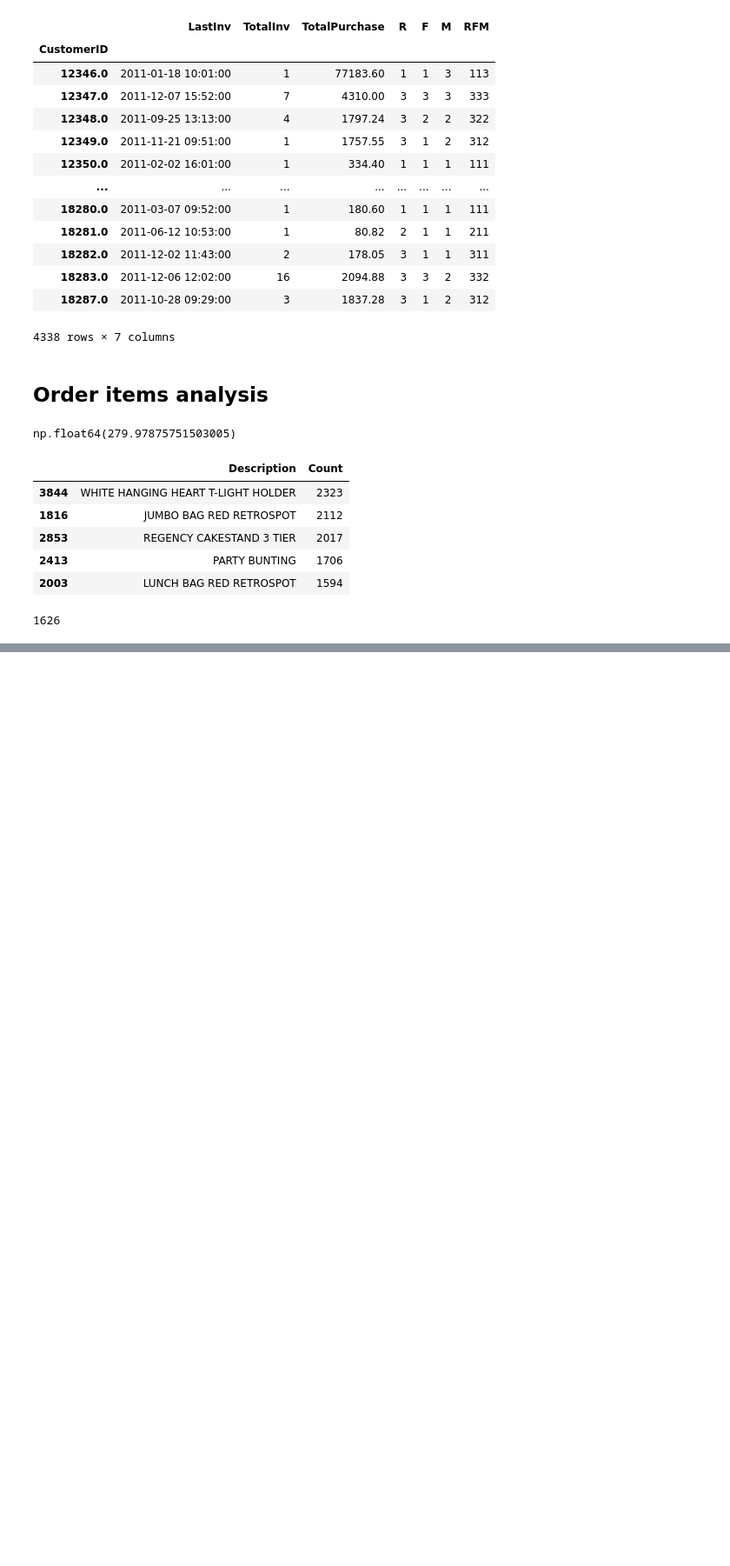
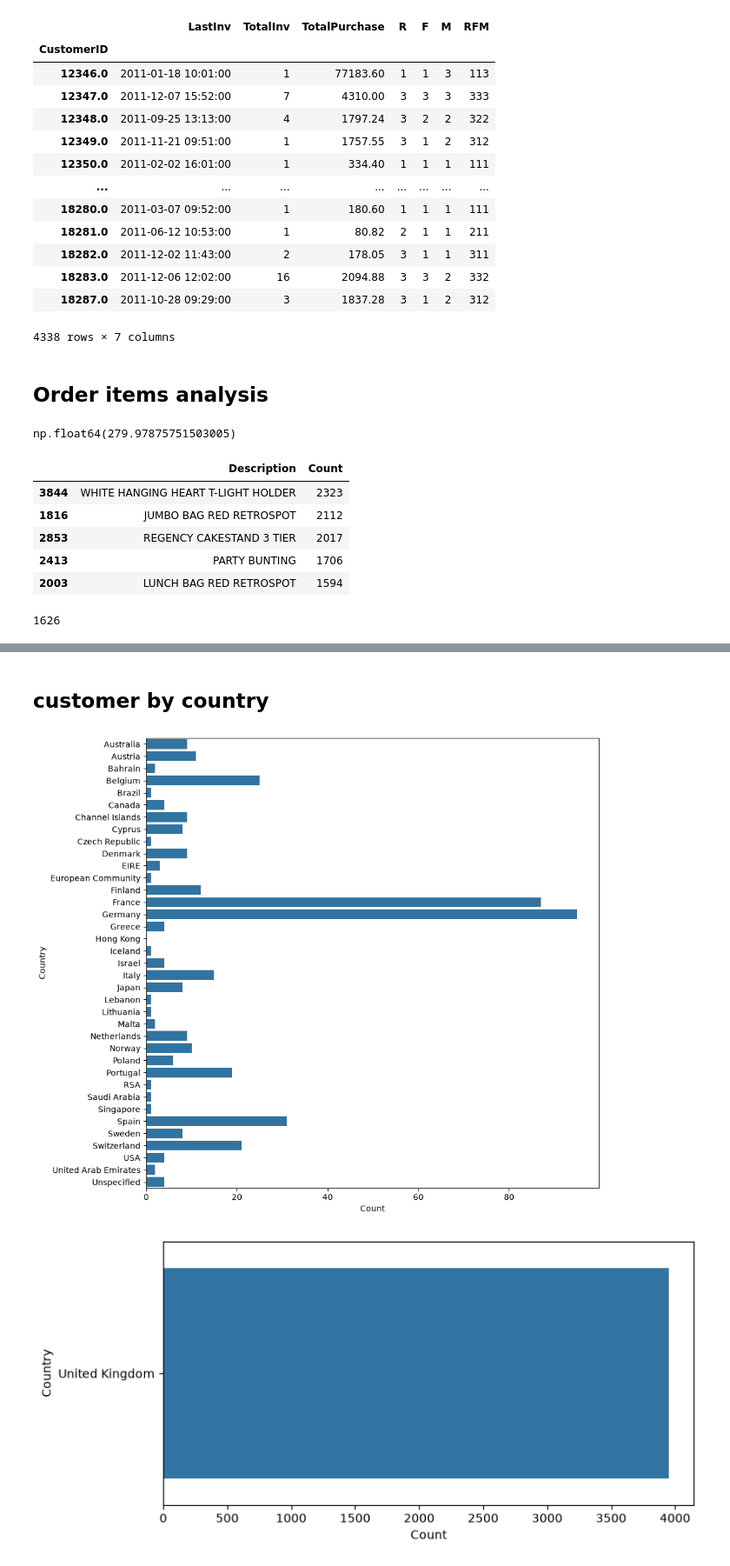
Before and after one commit to Zefirkq/ecommerce-data-analysis, a Jupyter notebook: e-com.ipynb, the cells around one changed output, grey strips where cells are left out. Shown at 87% size. Saved outputs shown, nothing was run; the diff lists cells and outputs as text; code cells hidden in the pictures; blank space fills up the shorter version.

```diff
--- a/e-com.ipynb
+++ b/e-com.ipynb
@@ -306,5 +308,6 @@ Unspecified                4749.790
 Name: TotalRevenue, dtype: float64
 # %%
 total_customers_by_country = df.groupby('Country')['CustomerID'].nunique()
+total_customers_by_country = total_customers_by_country.reset_index(name='Count')
 total_customers_by_country
 # %% [output]
@@ -432,0 +527,16 @@ single_order_count
+# %% [markdown]
+## customer by country
+# %%
+# customer by country
+total_customers_by_country_low = total_customers_by_country[total_customers_by_country['Count'] < 100]
+total_customers_by_country_high = total_customers_by_country[total_customers_by_country['Count'] > 100]
+plt.figure(figsize=(10,10))
+geography_low = sns.barplot(total_customers_by_country_low, x ='Count', y='Country')
+plt.show()
+
+plt.figure(figsize=(8,4))
+geography_high =  sns.barplot(total_customers_by_country_high, x ='Count', y='Country')
+plt.show()
+# %% [output]
+[figure, added]
+[figure, added]
```
Also changed, not shown: parts of 20 cells of this notebook.
